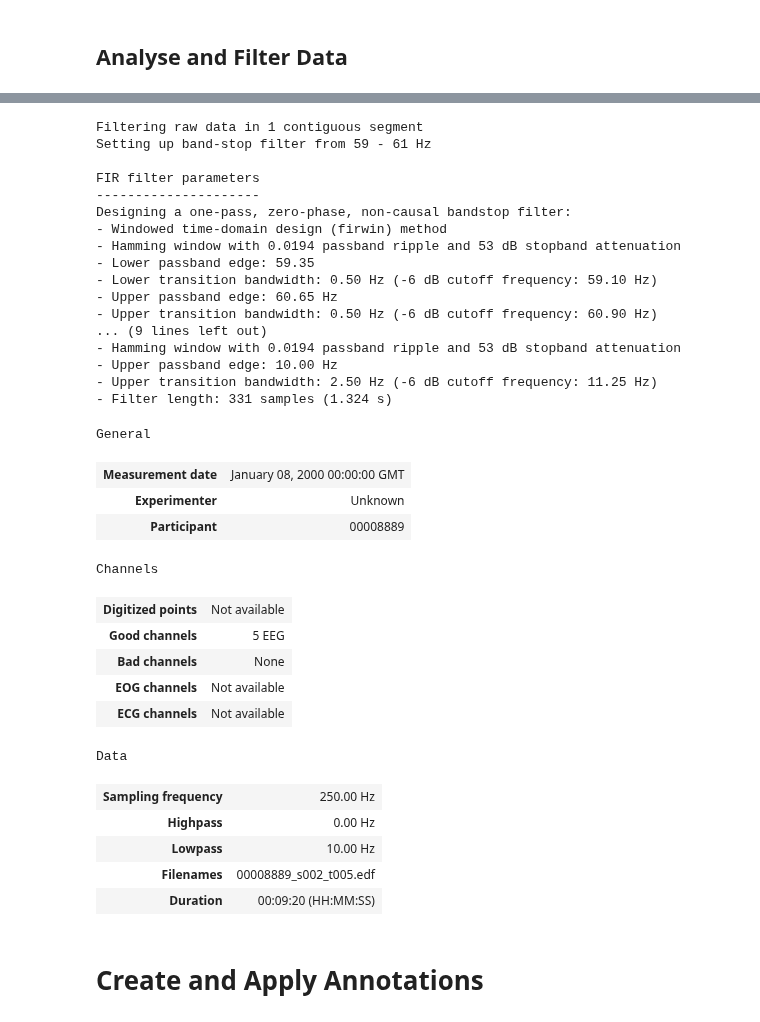
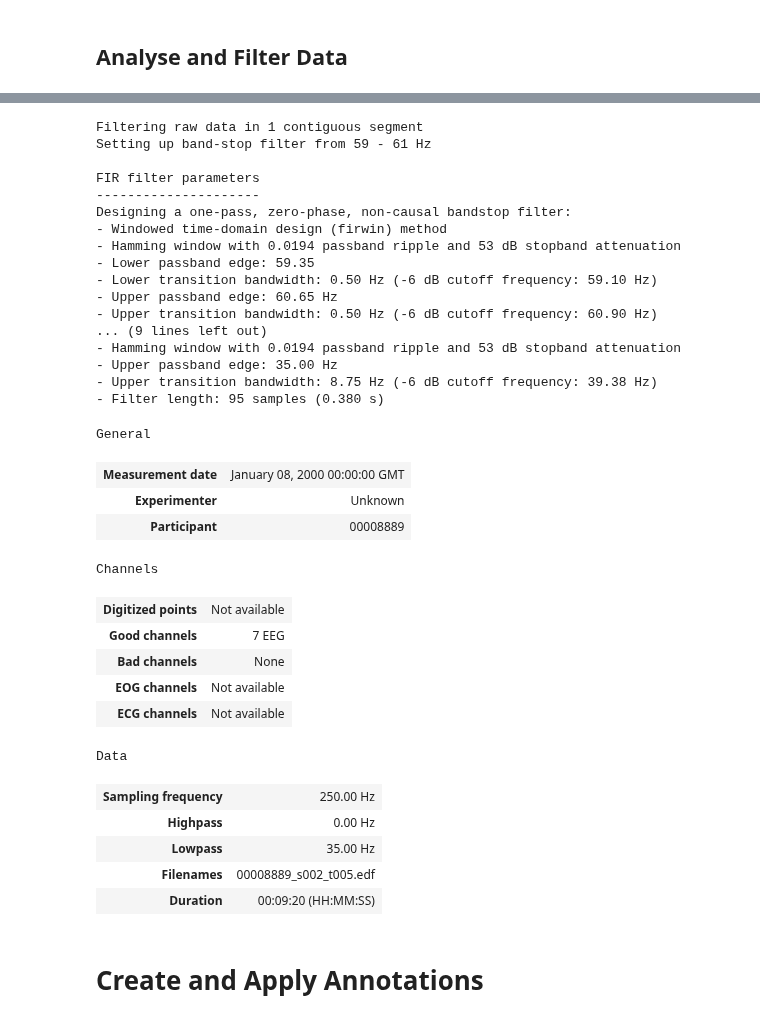
Before and after one commit to Loic017/TinyML-for-Epileptic-Seizures, a Jupyter notebook: load_and_process.ipynb, the cells around one changed output, grey strips where cells are left out. Cells and saved outputs as stored; diff of their text form; code cells hidden in the pictures.

```diff
--- a/load_and_process.ipynb
+++ b/load_and_process.ipynb
@@ -51,12 +63,9 @@ Reading 0 ... 143359  =      0.000 ...   559.996 secs...
 # %%
-channels = [0, 1, 2, 3, 4]
-excl_channels = raw.info["ch_names"][len(channels) :]
 raw.drop_channels(
-    excl_channels
+    exclude_channels
 )  # Drop channels in excl_channels, keep only channels in channels
 
-if SEIZURE_TYPE == "tonic-clonic":
-    raw = raw.resample(250)
+raw = raw.resample(250)
 
-raw.info["sfreq"]
+print(raw.info["sfreq"], print(len(raw.info["ch_names"])))
 # %% [output]
@@ -77,39 +91,39 @@ Effective window size : 8.192 (s)
 # %%
 raw.notch_filter(60)  # 60 Hz notch filter
-raw.filter(None, 10, fir_design="firwin")  # 10 Hz lowpass filter
+raw.filter(None, 35, fir_design="firwin")  # 10 Hz lowpass filter
 # raw = mne.channels.combine_channels(raw, dict(new=[0, 1, 2, 3, 4]), method="mean")
 # %% [output]
 Filtering raw data in 1 contiguous segment
 Setting up band-stop filter from 59 - 61 Hz
 
 FIR filter parameters
 ---------------------
 Designing a one-pass, zero-phase, non-causal bandstop filter:
 - Windowed time-domain design (firwin) method
 - Hamming window with 0.0194 passband ripple and 53 dB stopband attenuation
 - Lower passband edge: 59.35
 - Lower transition bandwidth: 0.50 Hz (-6 dB cutoff frequency: 59.10 Hz)
 - Upper passband edge: 60.65 Hz
 - Upper transition bandwidth: 0.50 Hz (-6 dB cutoff frequency: 60.90 Hz)
 ... (9 lines left out)
 - Hamming window with 0.0194 passband ripple and 53 dB stopband attenuation
-- Upper passband edge: 10.00 Hz
-- Upper transition bandwidth: 2.50 Hz (-6 dB cutoff frequency: 11.25 Hz)
-- Filter length: 331 samples (1.324 s)
+- Upper passband edge: 35.00 Hz
+- Upper transition bandwidth: 8.75 Hz (-6 dB cutoff frequency: 39.38 Hz)
+- Filter length: 95 samples (0.380 s)
 General
 | Measurement date | January 08, 2000 00:00:00 GMT |
 | Experimenter | Unknown |
 | Participant | 00008889 |
 Channels
 | Digitized points | Not available |
-| Good channels | 5 EEG |
+| Good channels | 7 EEG |
 | Bad channels | None |
 | EOG channels | Not available |
 | ECG channels | Not available |
 Data
 | Sampling frequency | 250.00 Hz |
 | Highpass | 0.00 Hz |
-| Lowpass | 10.00 Hz |
+| Lowpass | 35.00 Hz |
 | Filenames | 00008889_s002_t005.edf |
 | Duration | 00:09:20 (HH:MM:SS) |
 # %% [markdown]
```
Also changed, not shown: parts of 6 cells of this notebook, 1 other file.
